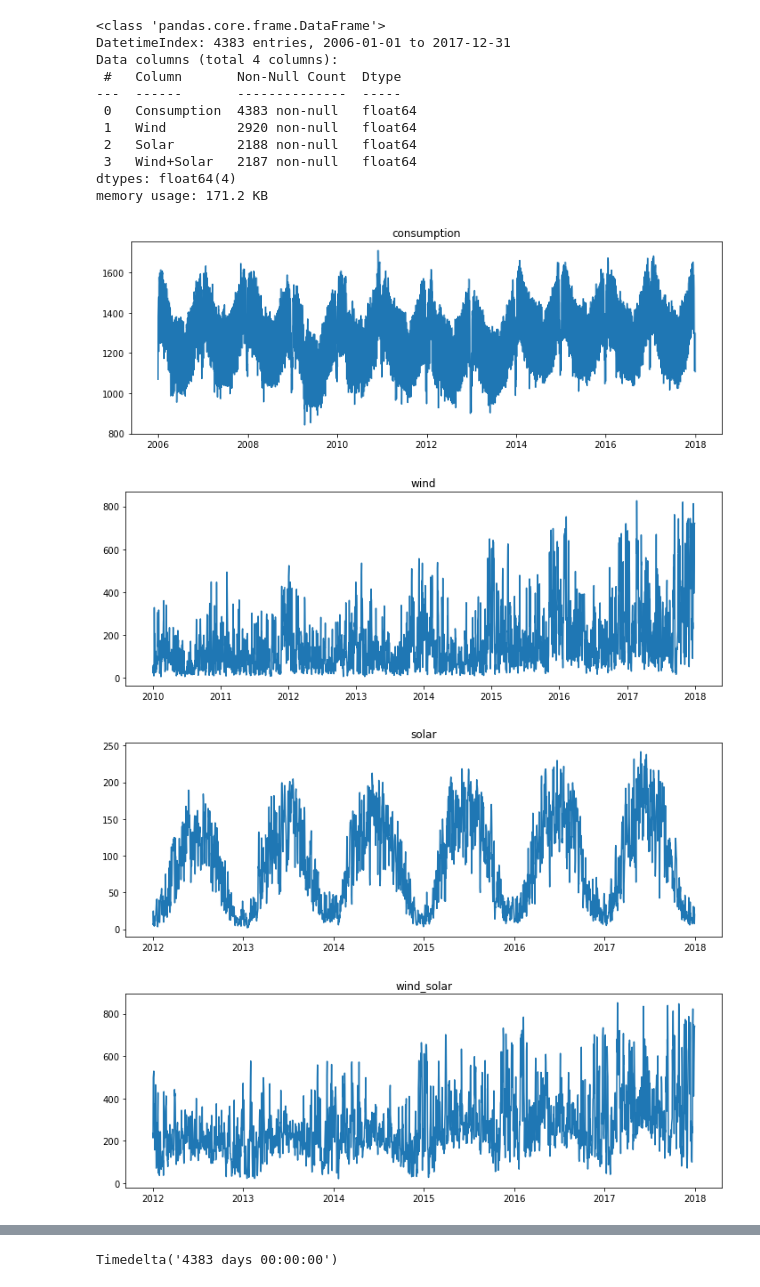
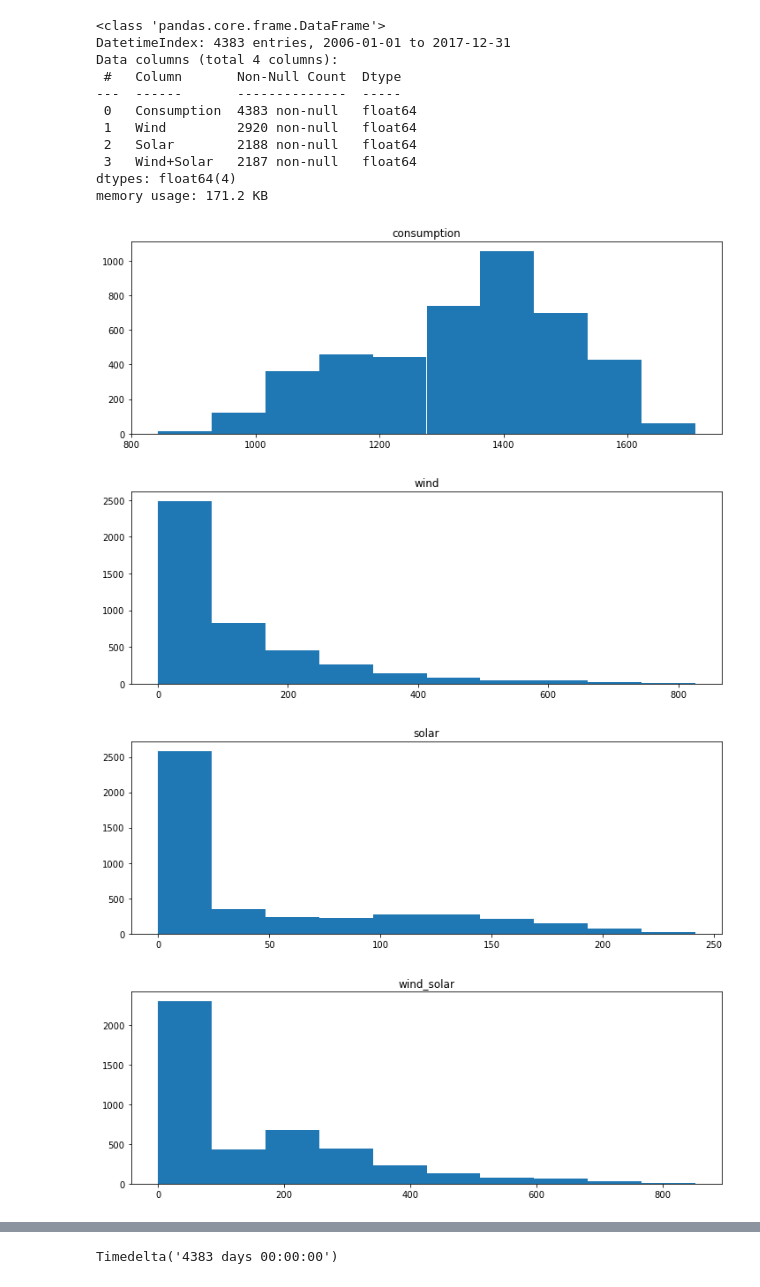
Before and after one commit to OKPTaylor/time-series-exercises, a Jupyter notebook: time_prep_test.ipynb, the cells around one changed output, grey strips where cells are left out. Saved outputs shown, nothing was run; the diff lists cells and outputs as text; code cells hidden in the pictures.

```diff
--- a/time_prep_test.ipynb
+++ b/time_prep_test.ipynb
@@ -125,12 +129,12 @@ germany.columns = [col.replace('+', '_') for col in germany]
 # %%
 #plot each column
 for col in germany.columns:
     plt.figure(figsize=(12, 4))
-    plt.plot(germany[col])
+    plt.hist(germany[col])
     plt.title(col)
     plt.show()
 # %% [output]
-[figure, old version]
+[figure, new version]
-[figure, old version]
+[figure, new version]
-[figure, old version]
+[figure, new version]
-[figure, old version]
+[figure, new version]
```
Also changed, not shown: parts of 5 cells of this notebook.
